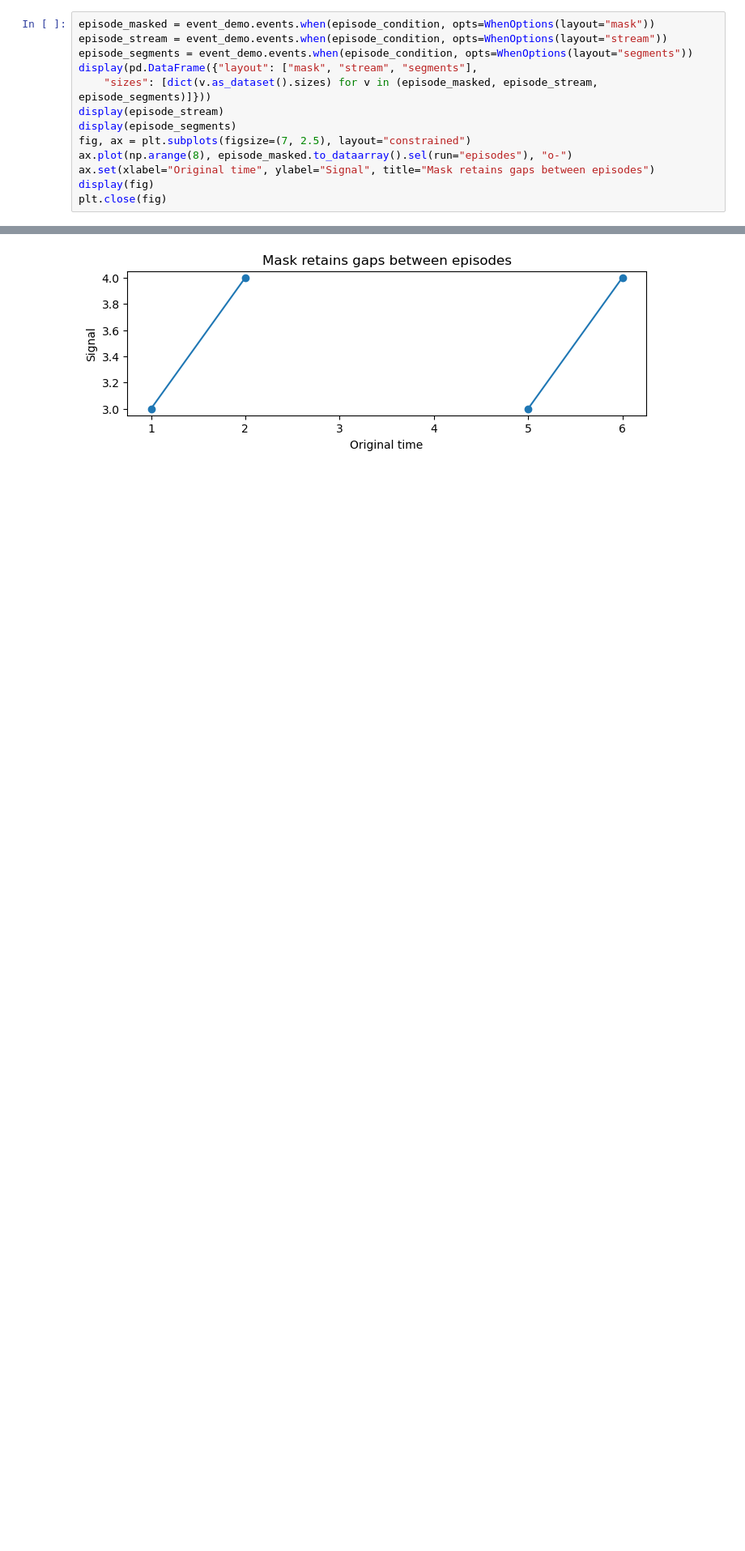
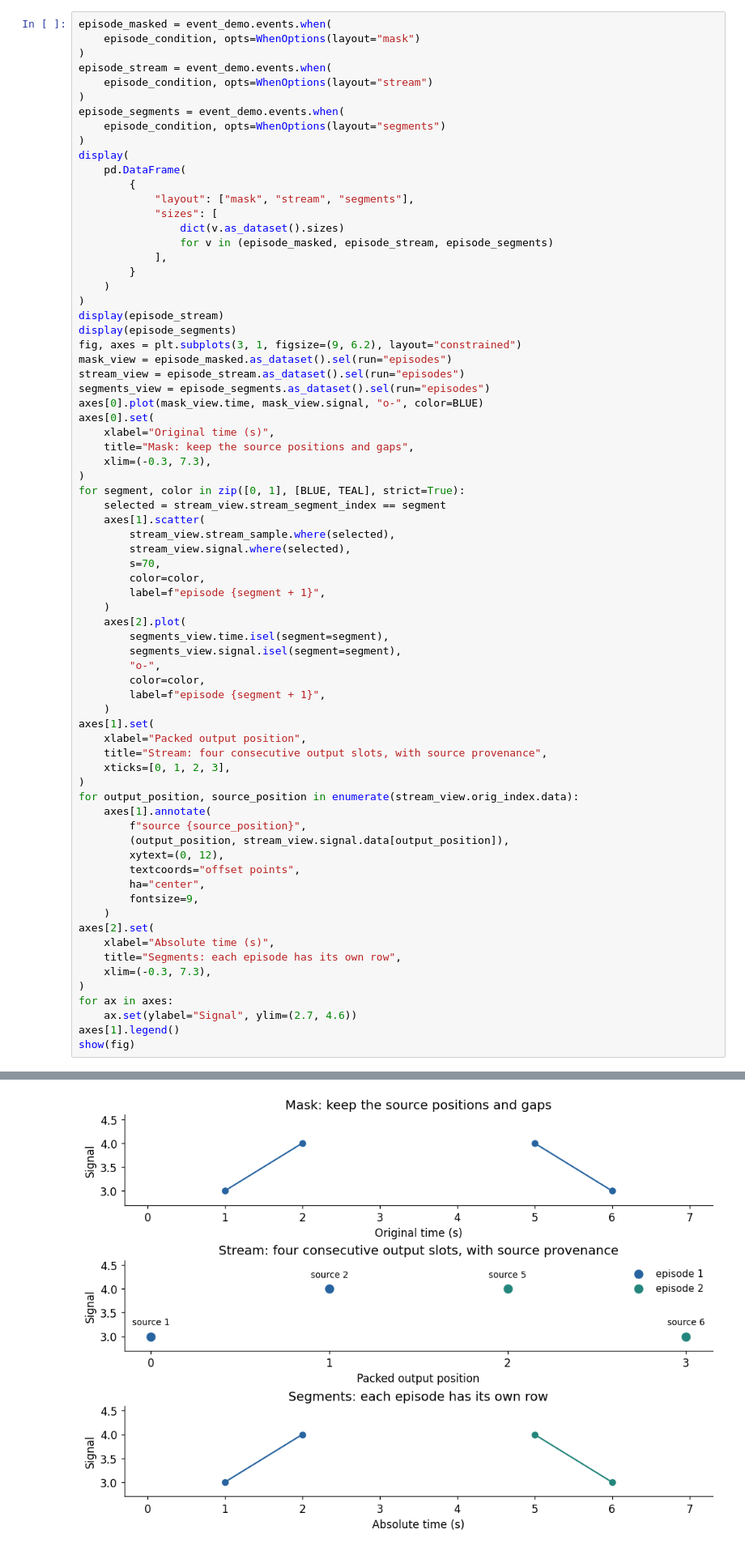
Before and after one commit to klassak007/trajectory-analysis-library, a Jupyter notebook: examples/tutorial/05_conditions_events_and_windows.ipynb, the cells around one changed output, grey strips where cells are left out. Shown at 81% size. Saved outputs shown, nothing was run; the diff lists cells and outputs as text; blank space fills up the shorter version.

```diff
--- a/examples/tutorial/05_conditions_events_and_windows.ipynb
+++ b/examples/tutorial/05_conditions_events_and_windows.ipynb
@@ -181,16 +228,75 @@ invalid trailing padding; its valid count identifies the selected prefix.
 # %%
-episode_masked = event_demo.events.when(episode_condition, opts=WhenOptions(layout="mask"))
-episode_stream = event_demo.events.when(episode_condition, opts=WhenOptions(layout="stream"))
-episode_segments = event_demo.events.when(episode_condition, opts=WhenOptions(layout="segments"))
-display(pd.DataFrame({"layout": ["mask", "stream", "segments"],
-    "sizes": [dict(v.as_dataset().sizes) for v in (episode_masked, episode_stream, episode_segments)]}))
+episode_masked = event_demo.events.when(
+    episode_condition, opts=WhenOptions(layout="mask")
+)
+episode_stream = event_demo.events.when(
+    episode_condition, opts=WhenOptions(layout="stream")
+)
+episode_segments = event_demo.events.when(
+    episode_condition, opts=WhenOptions(layout="segments")
+)
+display(
+    pd.DataFrame(
+        {
+            "layout": ["mask", "stream", "segments"],
+            "sizes": [
+                dict(v.as_dataset().sizes)
+                for v in (episode_masked, episode_stream, episode_segments)
+            ],
+        }
+    )
+)
 display(episode_stream)
 display(episode_segments)
-fig, ax = plt.subplots(figsize=(7, 2.5), layout="constrained")
-ax.plot(np.arange(8), episode_masked.to_dataarray().sel(run="episodes"), "o-")
-ax.set(xlabel="Original time", ylabel="Signal", title="Mask retains gaps between episodes")
-display(fig)
-plt.close(fig)
+fig, axes = plt.subplots(3, 1, figsize=(9, 6.2), layout="constrained")
+mask_view = episode_masked.as_dataset().sel(run="episodes")
+stream_view = episode_stream.as_dataset().sel(run="episodes")
+segments_view = episode_segments.as_dataset().sel(run="episodes")
+axes[0].plot(mask_view.time, mask_view.signal, "o-", color=BLUE)
+axes[0].set(
+    xlabel="Original time (s)",
+    title="Mask: keep the source positions and gaps",
+    xlim=(-0.3, 7.3),
+)
+for segment, color in zip([0, 1], [BLUE, TEAL], strict=True):
+    selected = stream_view.stream_segment_index == segment
+    axes[1].scatter(
+        stream_view.stream_sample.where(selected),
+        stream_view.signal.where(selected),
+        s=70,
+        color=color,
+        label=f"episode {segment + 1}",
+    )
+    axes[2].plot(
+        segments_view.time.isel(segment=segment),
+        segments_view.signal.isel(segment=segment),
+        "o-",
+        color=color,
+        label=f"episode {segment + 1}",
+    )
+axes[1].set(
+    xlabel="Packed output position",
+    title="Stream: four consecutive output slots, with source provenance",
+    xticks=[0, 1, 2, 3],
+)
+for output_position, source_position in enumerate(stream_view.orig_index.data):
+    axes[1].annotate(
+        f"source {source_position}",
+        (output_position, stream_view.signal.data[output_position]),
+        xytext=(0, 12),
+        textcoords="offset points",
+        ha="center",
+        fontsize=9,
+    )
+axes[2].set(
+    xlabel="Absolute time (s)",
+    title="Segments: each episode has its own row",
+    xlim=(-0.3, 7.3),
+)
+for ax in axes:
+    ax.set(ylabel="Signal", ylim=(2.7, 4.6))
+axes[1].legend()
+show(fig)
 # %% [output]
 |  | layout | sizes |
 | 0 | mask | {'run': 2, 'sample': 8} |
@@ -203,31 +309,31 @@ TAL:
     Batch: (run)
     Core: ()
     Parameter: time
     Validity: stream_size (left_packed)
 Coordinates: (12/13)
                           Role
   * run                   batch      (run) <U8 64B 'episodes' 'none'
   * stream_sample         sequence   (stream_sample) int64 32B 0 1 2 3
 ... (9 lines left out)
     stream_segment_index             (run, stream_sample) int64 64B 0 0 ... -1
     stream_size                      (run) int64 16B 4 0
 Data variables:
     signal                (run, stream_sample) float64 64B 3.0 4.0 ... nan nan
 <tal.AnalysisObject> Size: 1kB
 Dimensions:              (run: 2, segment: 2, sample: 8)
 TAL:
     Sequence: sample
     Batch: (run, segment)
     Core: ()
     Parameter: time
     Validity: segment_size (left_packed)
 Coordinates:
                          Role
   * run                  batch      (run) <U8 64B 'episodes' 'none'
   * segment              batch      (segment) int64 16B 0 1
 ... (6 lines left out)
     orig_index                      (run, segment, sample) int64 256B 1 2 ... -1
     segment_size                    (run, segment) int64 32B 2 2 0 0
 Data variables:
     signal               (run, segment, sample) float64 256B 3.0 4.0 ... nan nan
-[figure, old version]
+[figure, new version]
```
Also changed, not shown: parts of 28 cells of this notebook, 17 other files.
